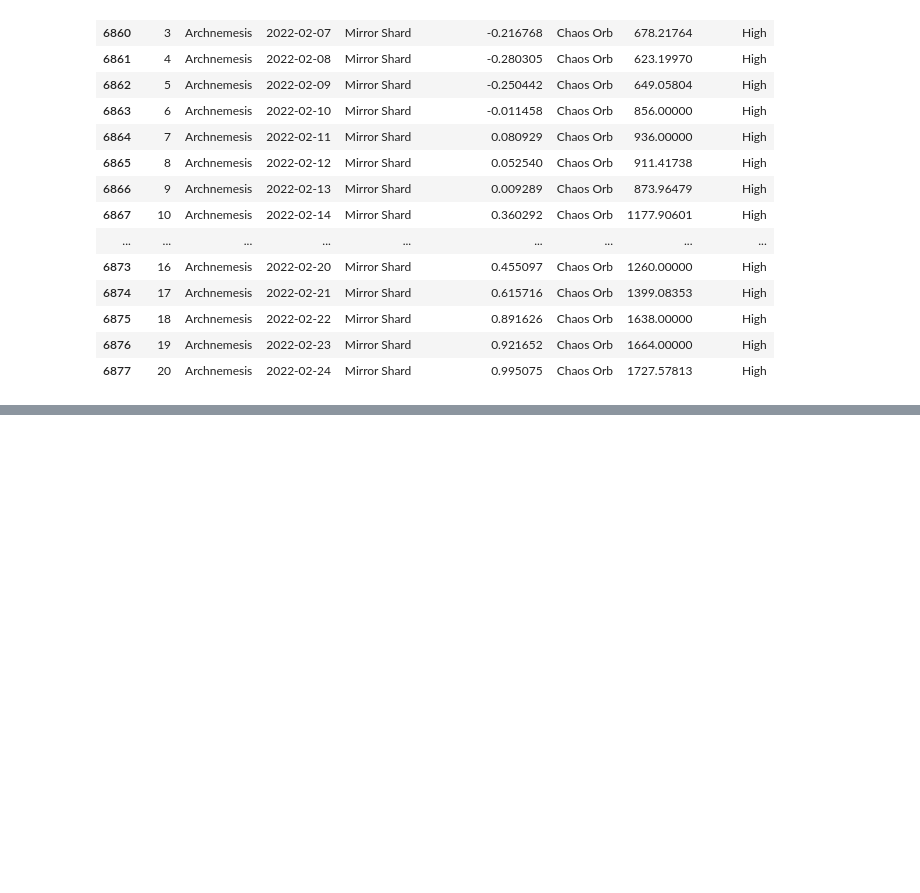
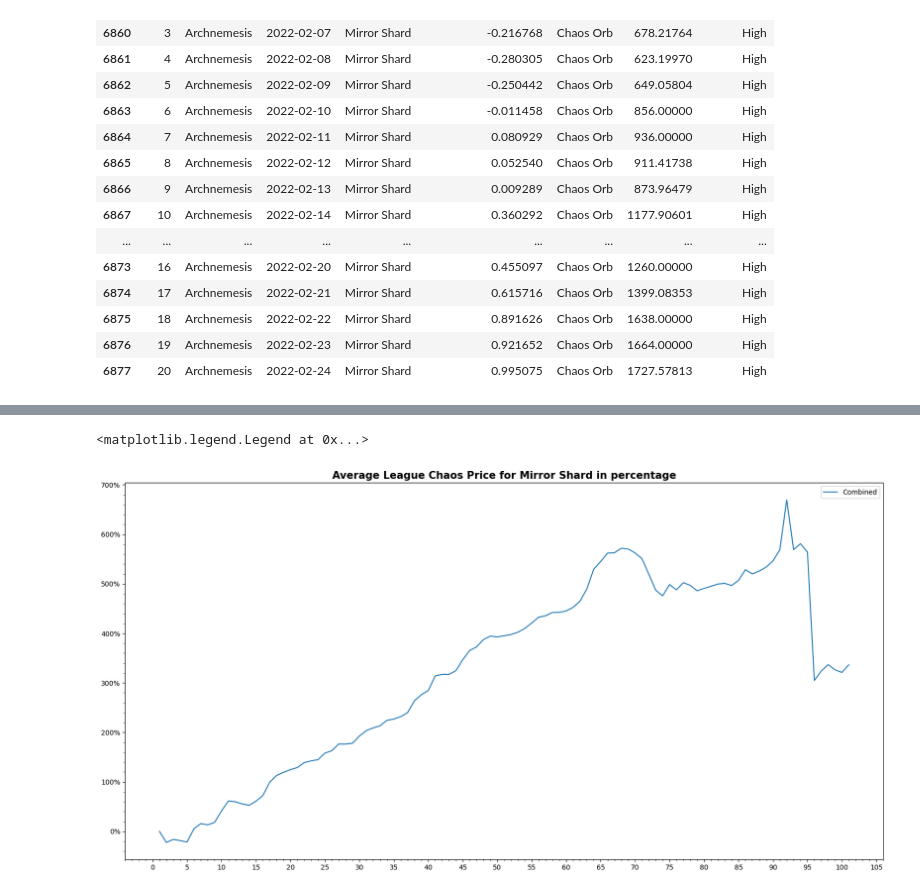
Before and after one commit to 0olol/POE-Market-Price-Analysis, a Jupyter notebook: Individual Files/mirrorShard.ipynb, the cells around one changed output, grey strips where cells are left out. Cells and saved outputs as stored; diff of their text form; code cells hidden in the pictures; blank space fills up the shorter version.

```diff
--- a/Individual Files/mirrorShard.ipynb
+++ b/Individual Files/mirrorShard.ipynb
@@ -522,0 +521,29 @@ ax.legend()
+# %%
+glued_kalandra = kalandra_Ref1stDay.copy()
+glued_sentinel = sentinel_Ref1stDay.copy()
+glued_sentinel = glued_sentinel.reset_index()
+glued_archnemesis = archnemesis_Ref1stDay.copy()
+glued_archnemesis = glued_archnemesis.reset_index()
+glued_scourge = scourge_Ref1stDay.copy()
+glued_scourge = glued_scourge.reset_index()
+glued_expedition = expedition_Ref1stDay.copy()
+glued_expedition = glued_expedition.reset_index()
+
+glued = pd.concat([glued_scourge['Days'],glued_kalandra['Pct_change_RefDay_1'],
+                   glued_sentinel['Pct_change_RefDay_1'], glued_archnemesis['Pct_change_RefDay_1'],
+                  glued_scourge['Pct_change_RefDay_1'],glued_expedition['Pct_change_RefDay_1']], axis=1)
+# glued
+df = glued.groupby(level=0, axis=1).mean()
+fig, ax = plt.subplots(figsize=(20,10))
+plt.title('Average League Chaos Price for Mirror Shard in percentage', fontsize=15,fontweight='bold')
+# plt.ylim(-1,25)
+ax.xaxis.set_minor_locator(MultipleLocator(1))
+ax.xaxis.set_major_locator(MultipleLocator(5))
+ax.yaxis.set_major_formatter(PercentFormatter(xmax=1))
+ax.yaxis.set_minor_locator(AutoMinorLocator(5))
+
+ax.plot(df['Days'],df['Pct_change_RefDay_1'],label = 'Combined')
+ax.legend()
+# %% [output]
+<matplotlib.legend.Legend at 0x...>
+[figure, added]
```
Also changed, not shown: parts of 2 cells of this notebook, 4 other files.
